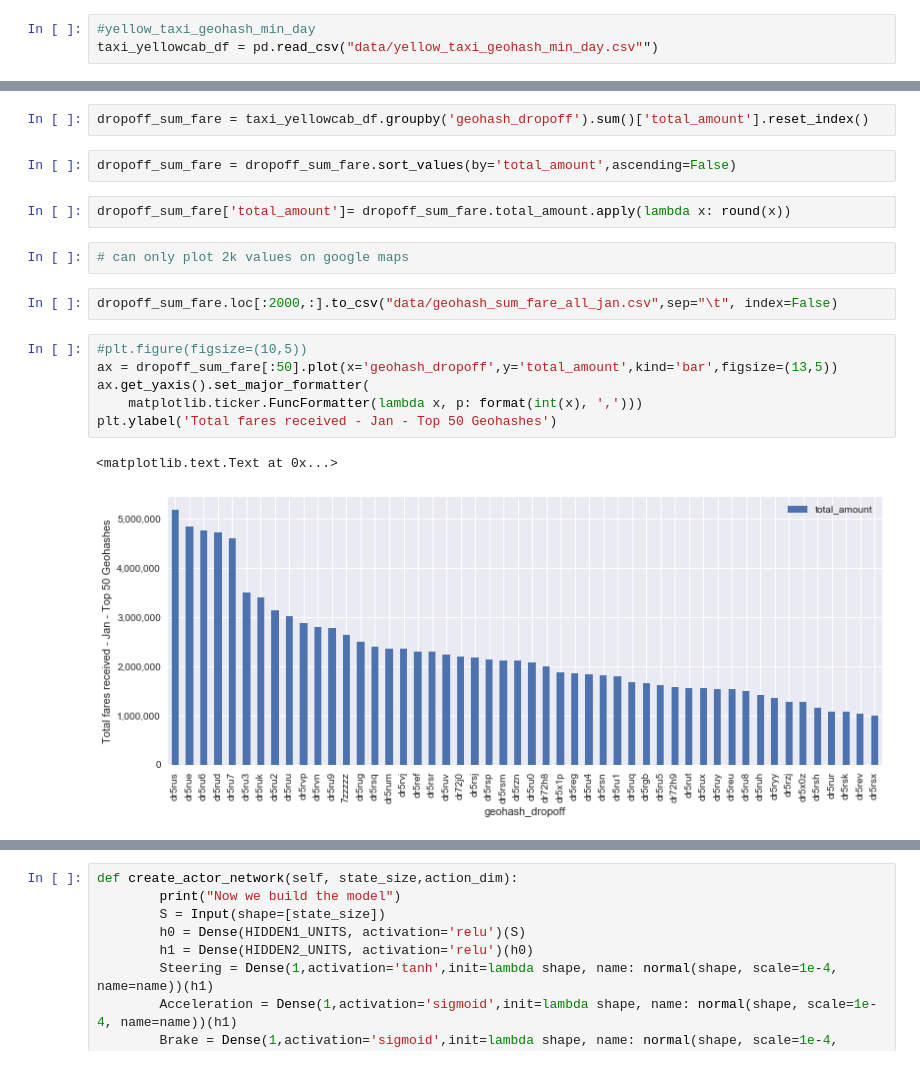
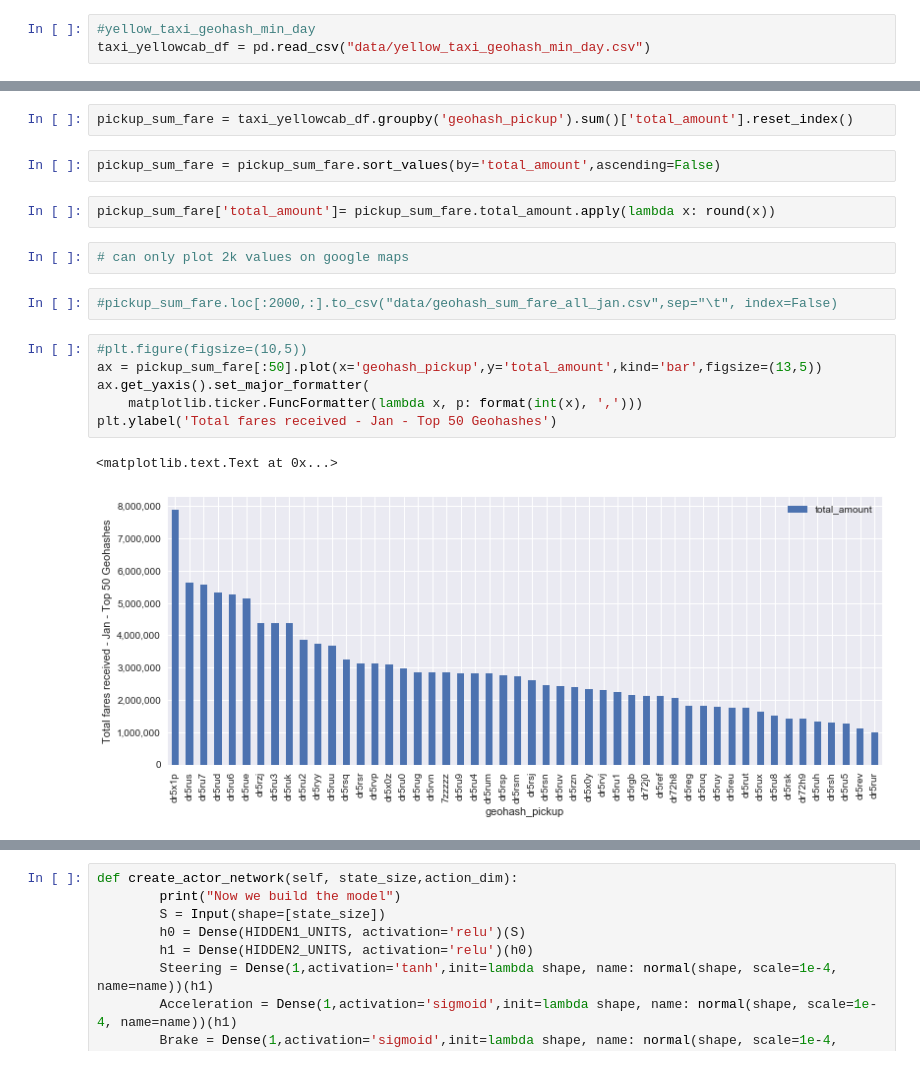
Before and after one commit to jonhilgart22/DSCI-6005-deep-learning, a Jupyter notebook: final_project/Taxi-Cab-EDA.ipynb, the cells around one changed output, grey strips where cells are left out. Drawn from its saved outputs; the diff is of its cells as text.

Commit message:
rl for taxis!

```diff
--- a/final_project/Taxi-Cab-EDA.ipynb
+++ b/final_project/Taxi-Cab-EDA.ipynb
@@ -75,7 +93,7 @@ _PRECISION = {
 - http://stackoverflow.com/questions/13448595/geohash-string-length-and-accuracy
 # %%
 #yellow_taxi_geohash_min_day
-taxi_yellowcab_df = pd.read_csv("data/yellow_taxi_geohash_min_day.csv"")
+taxi_yellowcab_df = pd.read_csv("data/yellow_taxi_geohash_min_day.csv")
 # %%
 # Encoding error
 taxi_yellowcab_df['geohash_dropoff']=taxi_yellowcab_df['geohas_dropoff']
@@ -317,19 +281,19 @@ Index(['Unnamed: 0', 'VendorID', 'tpep_pickup_datetime',
 # %%
-dropoff_sum_fare = taxi_yellowcab_df.groupby('geohash_dropoff').sum()['total_amount'].reset_index()
+pickup_sum_fare = taxi_yellowcab_df.groupby('geohash_pickup').sum()['total_amount'].reset_index()
 # %%
-dropoff_sum_fare = dropoff_sum_fare.sort_values(by='total_amount',ascending=False)
+pickup_sum_fare = pickup_sum_fare.sort_values(by='total_amount',ascending=False)
 # %%
-dropoff_sum_fare['total_amount']= dropoff_sum_fare.total_amount.apply(lambda x: round(x))
+pickup_sum_fare['total_amount']= pickup_sum_fare.total_amount.apply(lambda x: round(x))
 # %%
 # can only plot 2k values on google maps
 # %%
-dropoff_sum_fare.loc[:2000,:].to_csv("data/geohash_sum_fare_all_jan.csv",sep="\t", index=False)
+#pickup_sum_fare.loc[:2000,:].to_csv("data/geohash_sum_fare_all_jan.csv",sep="\t", index=False)
 # %%
 #plt.figure(figsize=(10,5))
-ax = dropoff_sum_fare[:50].plot(x='geohash_dropoff',y='total_amount',kind='bar',figsize=(13,5))
+ax = pickup_sum_fare[:50].plot(x='geohash_pickup',y='total_amount',kind='bar',figsize=(13,5))
 ax.get_yaxis().set_major_formatter(
     matplotlib.ticker.FuncFormatter(lambda x, p: format(int(x), ',')))
 plt.ylabel('Total fares received - Jan - Top 50 Geohashes')
 # %% [output]
 <matplotlib.text.Text at 0x...>
-[figure, old version]
+[figure, new version]
```
Also changed, not shown: parts of 37 cells of this notebook.
